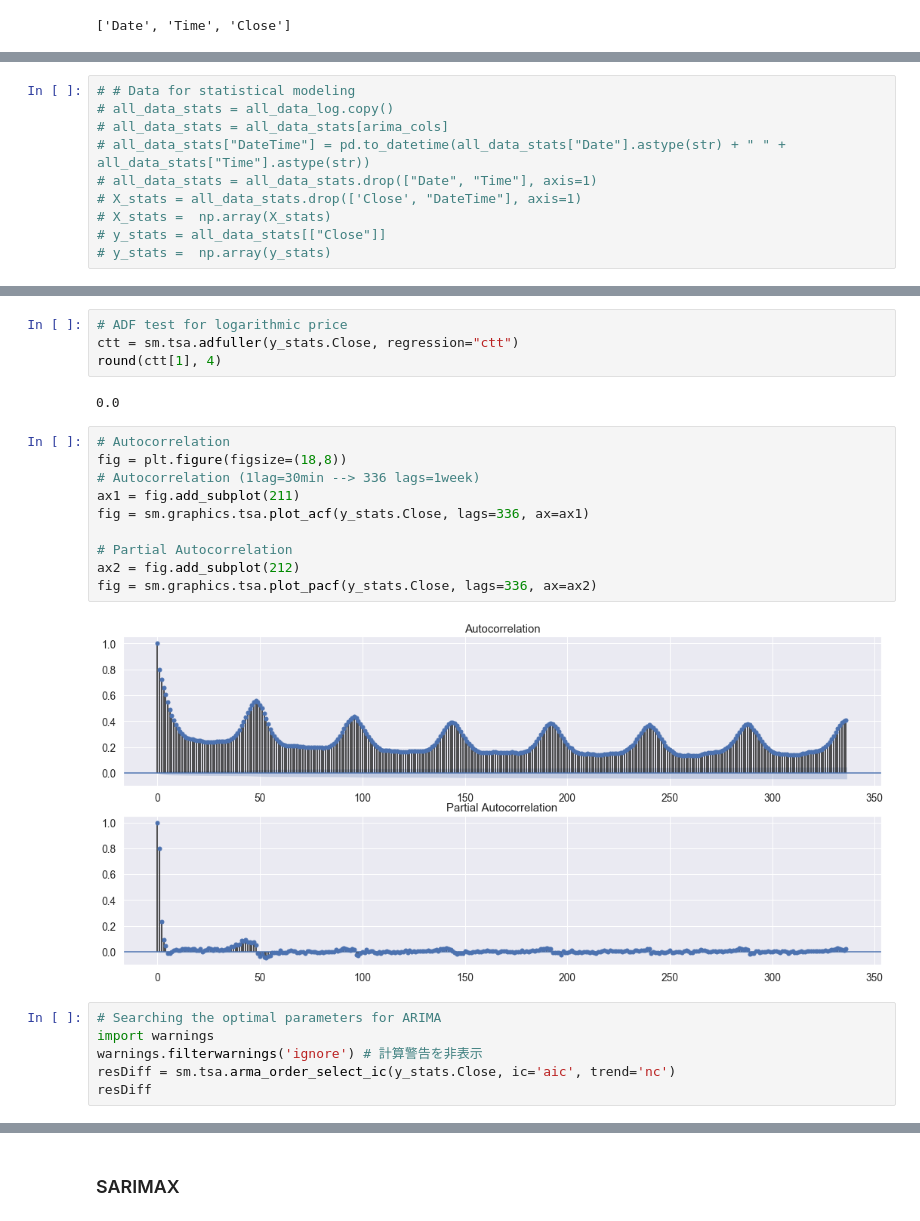
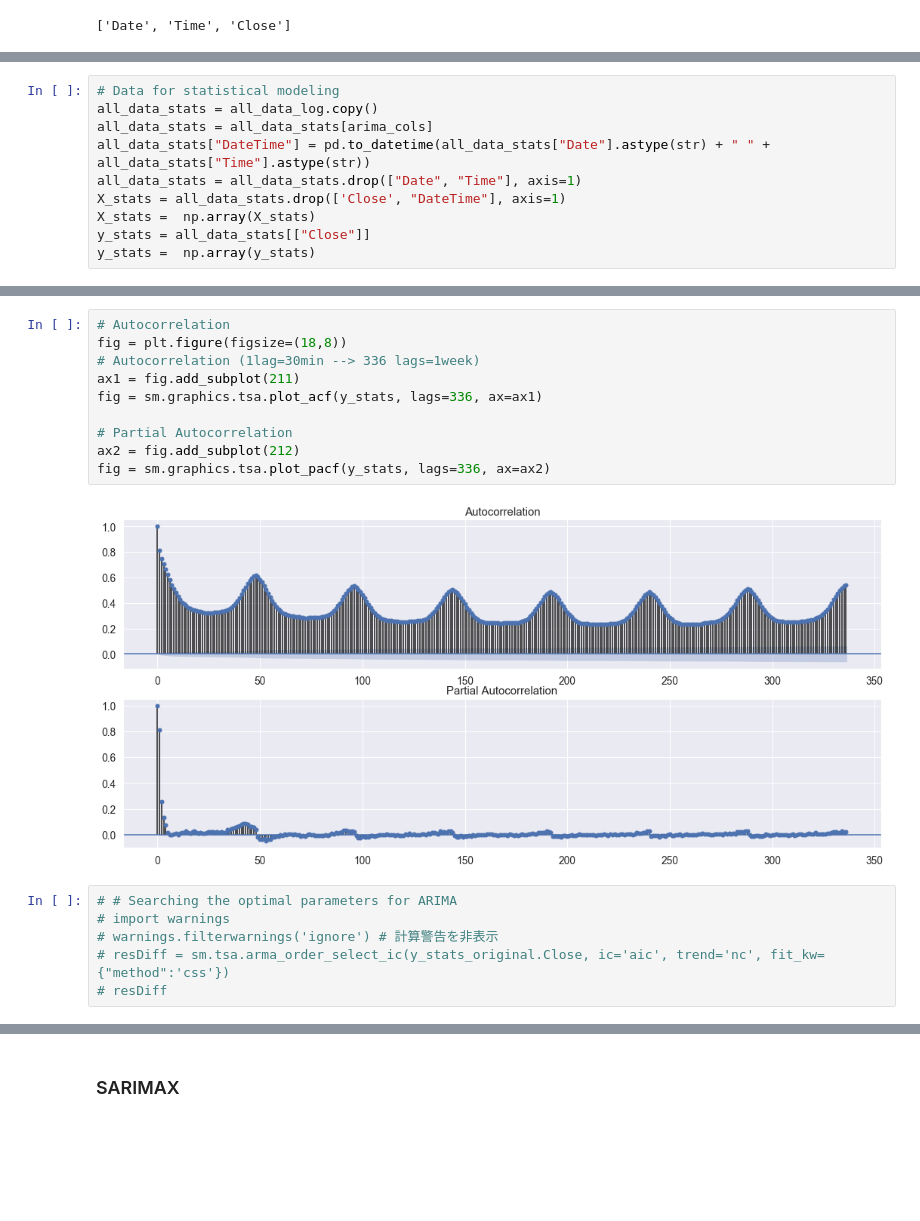
Before and after one commit to ken-datascience/master_thesis, a Jupyter notebook: Prediction_model_(without_features)_v2_ReivisedValidation.ipynb, the cells around one changed output, grey strips where cells are left out. Saved outputs shown, nothing was run; the diff lists cells and outputs as text; blank space fills up the shorter version.

Commit message:
After parameter tuning for ARIMA

```diff
--- a/Prediction_model_(without_features)_v2_ReivisedValidation.ipynb
+++ b/Prediction_model_(without_features)_v2_ReivisedValidation.ipynb
@@ -1114,10 +1077,10 @@ arima_cols
 # %%
-# # Data for statistical modeling
-# all_data_stats = all_data_log.copy()
-# all_data_stats = all_data_stats[arima_cols]
-# all_data_stats["DateTime"] = pd.to_datetime(all_data_stats["Date"].astype(str) + " " + all_data_stats["Time"].astype(str))
-# all_data_stats = all_data_stats.drop(["Date", "Time"], axis=1)
-# X_stats = all_data_stats.drop(['Close', "DateTime"], axis=1)
-# X_stats =  np.array(X_stats)
-# y_stats = all_data_stats[["Close"]]
-# y_stats =  np.array(y_stats)
+# Data for statistical modeling
+all_data_stats = all_data_log.copy()
+all_data_stats = all_data_stats[arima_cols]
+all_data_stats["DateTime"] = pd.to_datetime(all_data_stats["Date"].astype(str) + " " + all_data_stats["Time"].astype(str))
+all_data_stats = all_data_stats.drop(["Date", "Time"], axis=1)
+X_stats = all_data_stats.drop(['Close', "DateTime"], axis=1)
+X_stats =  np.array(X_stats)
+y_stats = all_data_stats[["Close"]]
+y_stats =  np.array(y_stats)
@@ -1136,27 +1087,21 @@ Name: Close, dtype: float64
-# %%
-# ADF test for logarithmic price
-ctt = sm.tsa.adfuller(y_stats.Close, regression="ctt")
-round(ctt[1], 4)
-# %% [output]
-0.0
 # %%
 # Autocorrelation
 fig = plt.figure(figsize=(18,8))
 # Autocorrelation (1lag=30min --> 336 lags=1week)
 ax1 = fig.add_subplot(211)
-fig = sm.graphics.tsa.plot_acf(y_stats.Close, lags=336, ax=ax1)
+fig = sm.graphics.tsa.plot_acf(y_stats, lags=336, ax=ax1)
 
 # Partial Autocorrelation
 ax2 = fig.add_subplot(212)
-fig = sm.graphics.tsa.plot_pacf(y_stats.Close, lags=336, ax=ax2)
+fig = sm.graphics.tsa.plot_pacf(y_stats, lags=336, ax=ax2)
 # %% [output]
-[figure, old version]
+[figure, new version]
 # %%
-# Searching the optimal parameters for ARIMA
-import warnings
-warnings.filterwarnings('ignore') # 計算警告を非表示
-resDiff = sm.tsa.arma_order_select_ic(y_stats.Close, ic='aic', trend='nc')
-resDiff
+# # Searching the optimal parameters for ARIMA
+# import warnings
+# warnings.filterwarnings('ignore') # 計算警告を非表示
+# resDiff = sm.tsa.arma_order_select_ic(y_stats_original.Close, ic='aic', trend='nc', fit_kw={"method":'css'})
+# resDiff
 # %%
 from statsmodels.tsa.arima.model import ARIMA
 
```
Also changed, not shown: parts of 50 cells of this notebook, 5 other files.
